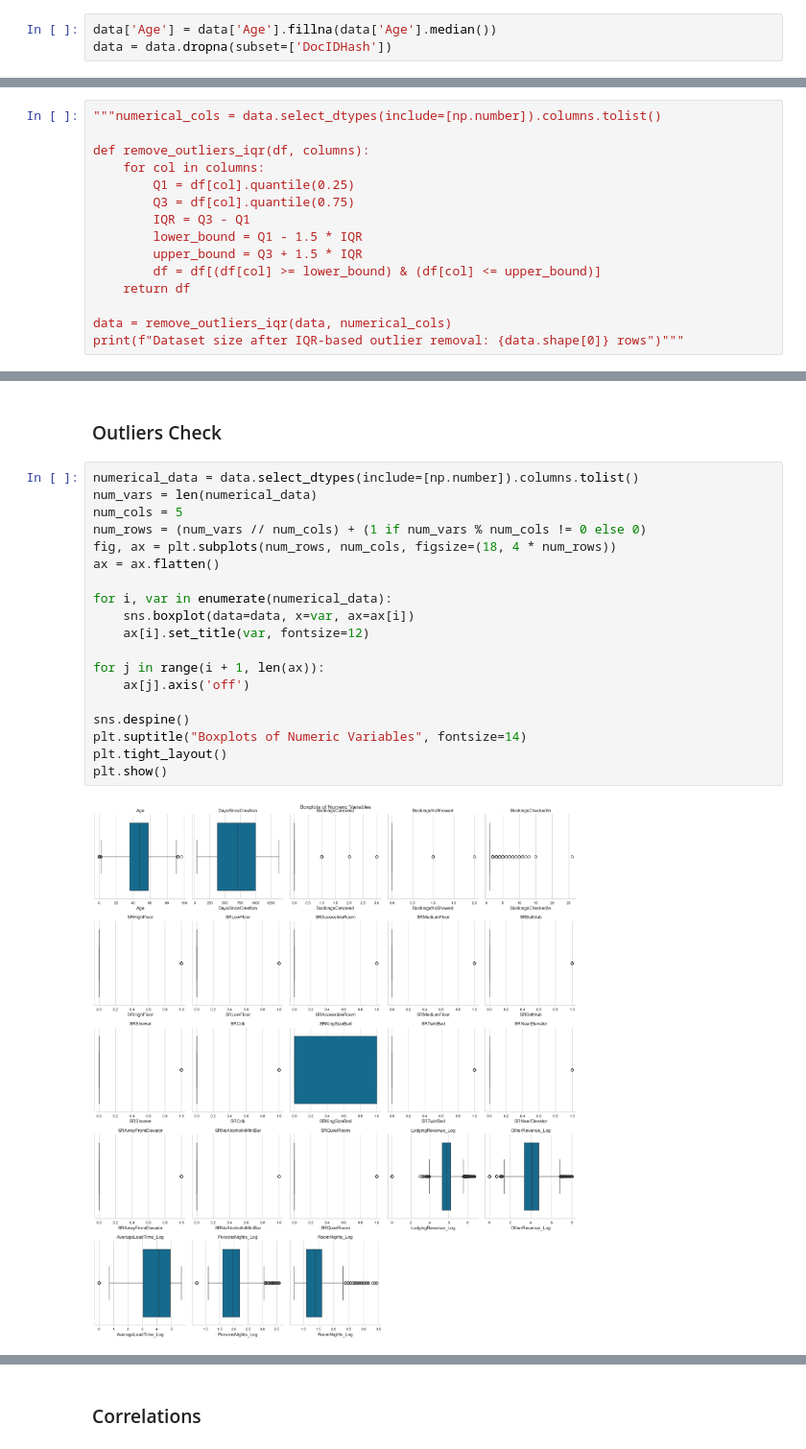
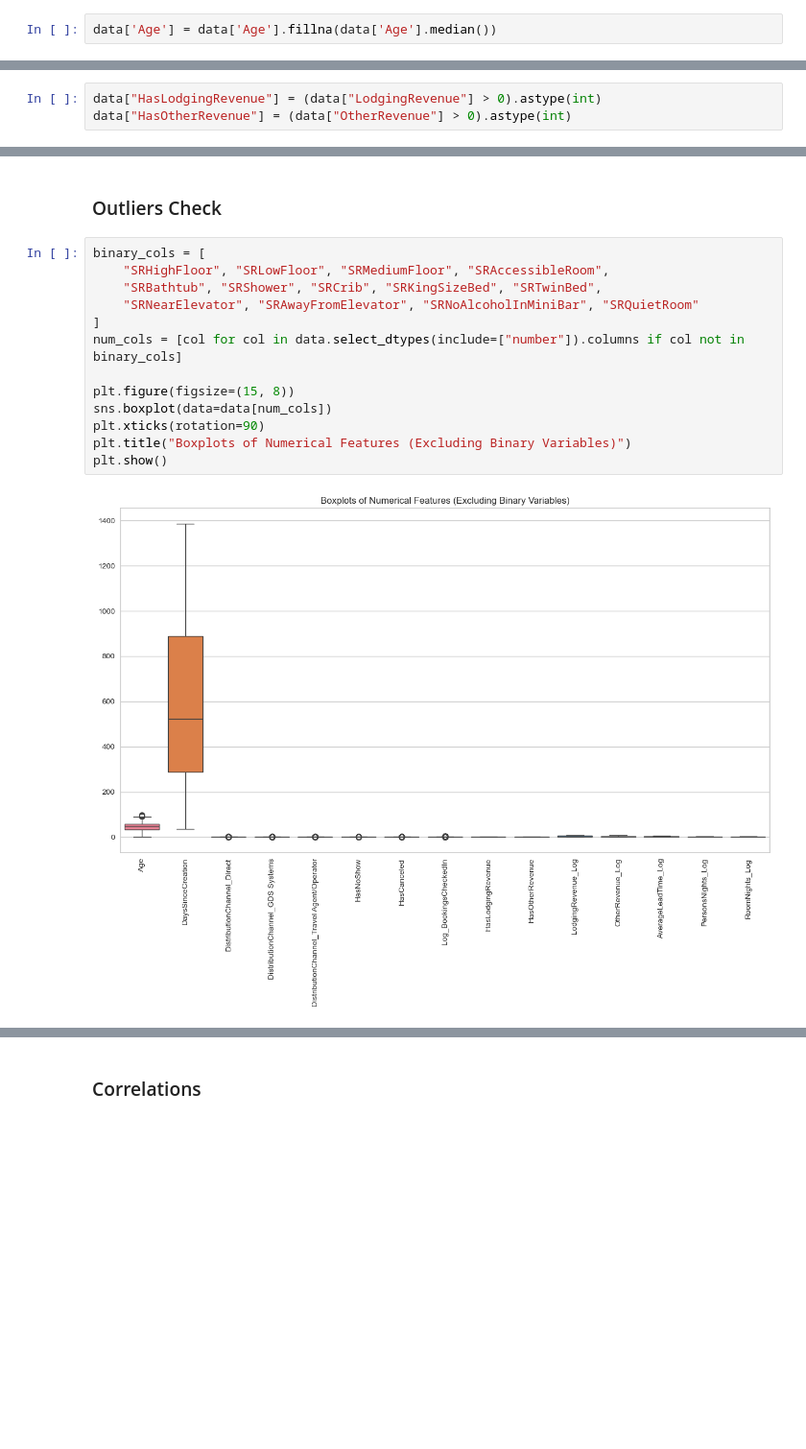
Before and after one commit to gugaaa1904/BC, a Jupyter notebook: Case 1.ipynb, the cells around one changed output, grey strips where cells are left out. Shown at 96% size. Drawn from its saved outputs; the diff is of its cells as text; blank space fills up the shorter version.

Commit message:
updated dataset + organized file

```diff
--- a/Case 1.ipynb
+++ b/Case 1.ipynb
@@ -388,4 +347,3 @@ Name: count, dtype: int64
 ### Missing Values Handling
 # %%
 data['Age'] = data['Age'].fillna(data['Age'].median())
-data = data.dropna(subset=['DocIDHash'])
@@ -537 +422,4 @@ Cap and Log Transformation
+# %%
+data["HasLodgingRevenue"] = (data["LodgingRevenue"] > 0).astype(int)
+data["HasOtherRevenue"] = (data["OtherRevenue"] > 0).astype(int)
 # %%
@@ -556,15 +438,0 @@ IQR Method
-# %%
-"""numerical_cols = data.select_dtypes(include=[np.number]).columns.tolist()
-
-def remove_outliers_iqr(df, columns):
-    for col in columns:
-        Q1 = df[col].quantile(0.25)
-        Q3 = df[col].quantile(0.75)
-        IQR = Q3 - Q1
-        lower_bound = Q1 - 1.5 * IQR
-        upper_bound = Q3 + 1.5 * IQR
-        df = df[(df[col] >= lower_bound) & (df[col] <= upper_bound)]
-    return df
-
-data = remove_outliers_iqr(data, numerical_cols)
-print(f"Dataset size after IQR-based outlier removal: {data.shape[0]} rows")"""
@@ -573,23 +439,17 @@ print(f"Dataset size after IQR-based outlier removal: {data.shape[0]} rows")"""
 # %% [markdown]
 ### Outliers Check
 # %%
-numerical_data = data.select_dtypes(include=[np.number]).columns.tolist()
-num_vars = len(numerical_data)
-num_cols = 5
-num_rows = (num_vars // num_cols) + (1 if num_vars % num_cols != 0 else 0)
-fig, ax = plt.subplots(num_rows, num_cols, figsize=(18, 4 * num_rows))
-ax = ax.flatten()
+binary_cols = [
+    "SRHighFloor", "SRLowFloor", "SRMediumFloor", "SRAccessibleRoom",
+    "SRBathtub", "SRShower", "SRCrib", "SRKingSizeBed", "SRTwinBed",
+    "SRNearElevator", "SRAwayFromElevator", "SRNoAlcoholInMiniBar", "SRQuietRoom"
+]
+num_cols = [col for col in data.select_dtypes(include=["number"]).columns if col not in binary_cols]
 
-for i, var in enumerate(numerical_data):
-    sns.boxplot(data=data, x=var, ax=ax[i])
-    ax[i].set_title(var, fontsize=12)
-
-for j in range(i + 1, len(ax)):
-    ax[j].axis('off')
-
-sns.despine()
-plt.suptitle("Boxplots of Numeric Variables", fontsize=14)
-plt.tight_layout()
+plt.figure(figsize=(15, 8))
+sns.boxplot(data=data[num_cols])
+plt.xticks(rotation=90)
+plt.title("Boxplots of Numerical Features (Excluding Binary Variables)")
 plt.show()
 # %% [output]
-[figure, old version]
+[figure, new version]
```
Also changed, not shown: parts of 79 cells of this notebook, 1 other file.
